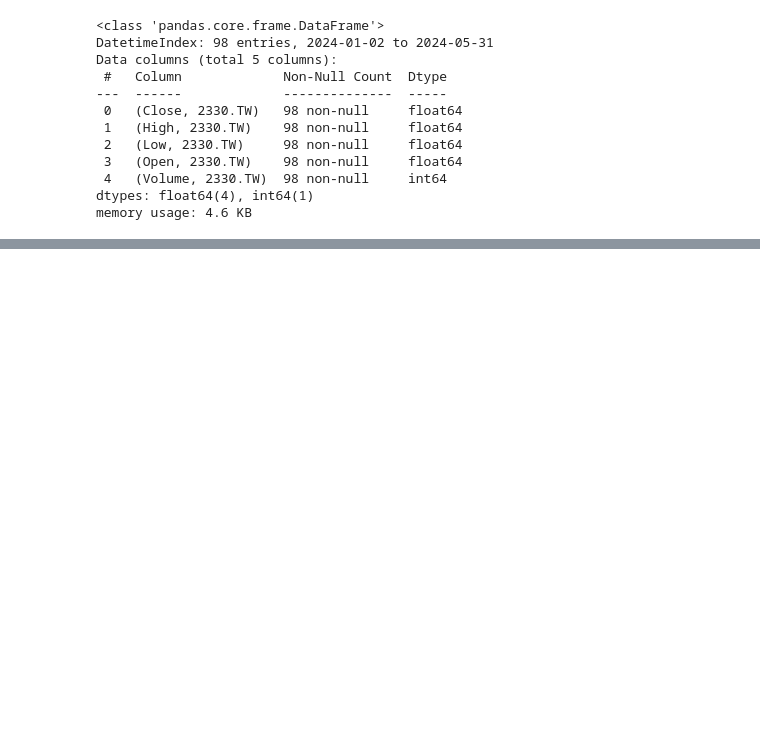
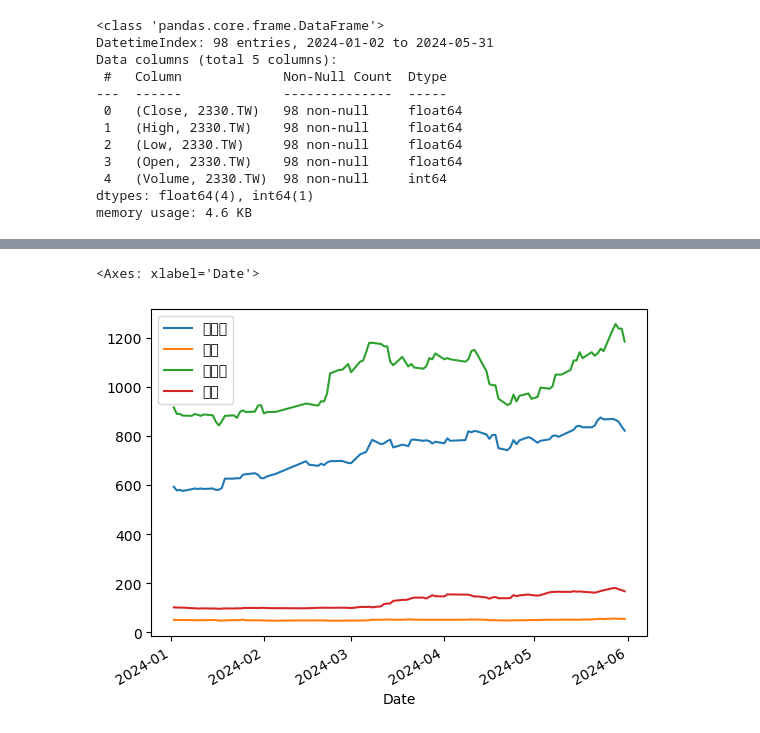
Before and after one commit to roberthsu2003/__2025_05_03_chihlee__, a Jupyter notebook: lesson14/lesson14_2.ipynb, the cells around one changed output, grey strips where cells are left out. Cells and saved outputs as stored; diff of their text form; code cells hidden in the pictures; blank space fills up the shorter version.

```diff
--- a/lesson14/lesson14_2.ipynb
+++ b/lesson14/lesson14_2.ipynb
@@ -26,7 +26,7 @@ dtypes: float64(4), int64(1)
 memory usage: 4.6 KB
 # %%
 tw2330['Close']['2330.TW']
-tw2330[('Close','2330.TW')]
-tw2303[('Close','2303.TW')]
-tw2454[('Close','2454.TW')]
-tw2317[('Close','2317.TW')]
+tw2330_data= tw2330[('Close','2330.TW')]
+tw2303_data = tw2303[('Close','2303.TW')]
+tw2454_data = tw2454[('Close','2454.TW')]
+tw2317_data = tw2317[('Close','2317.TW')]
@@ -46,0 +33,10 @@ Name: (Close, 2317.TW), Length: 98, dtype: float64
+# %%
+import pandas as pd
+data = {
+    "台積電":tw2330_data,
+    "聯電":tw2303_data,
+    "聯發科":tw2454_data,
+    "鴻海":tw2317_data
+}
+df = pd.DataFrame(data)
+df
@@ -46,0 +58,5 @@ Name: (Close, 2317.TW), Length: 98, dtype: float64
+# %%
+df.plot()
+# %% [output]
+<Axes: xlabel='Date'>
+[figure, added]
```
Also changed, not shown: parts of 2 cells of this notebook.
